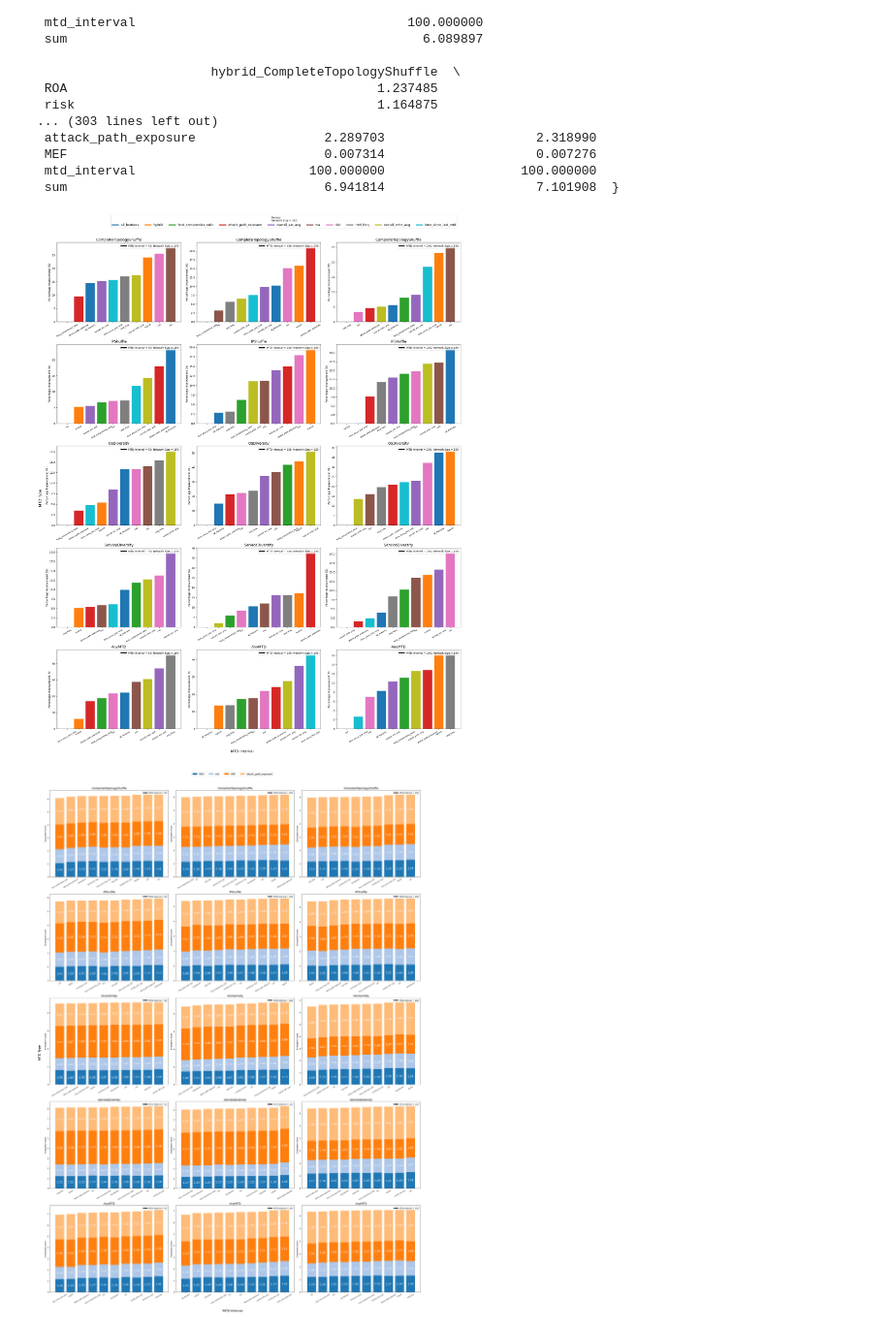
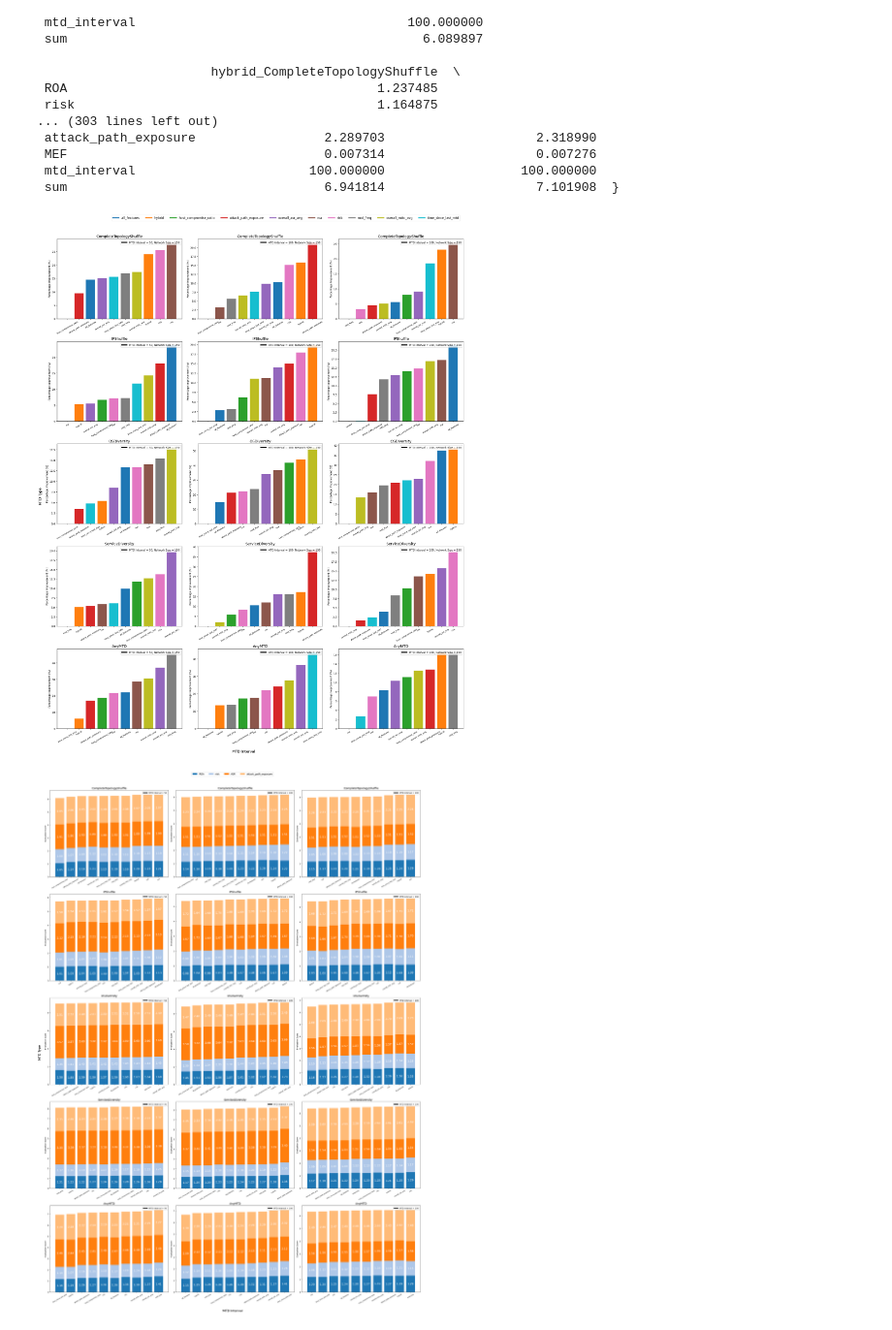
Before and after one commit to MoeBuTa/MTDSim, a Jupyter notebook: experiments/final_report_visualisation.ipynb, the cells around one changed output. Shown at 97% size. Drawn from its saved outputs; the diff is of its cells as text; code cells hidden in the pictures.

```diff
--- a/experiments/final_report_visualisation.ipynb
+++ b/experiments/final_report_visualisation.ipynb
@@ -296,37 +402,36 @@ for mtd_interval in mtd_intervals:
             # Set x-tick labels with a smaller font size
             axes[row, col].set_xticklabels(modified_labels, fontsize=8)
 
             # Add labels to the unique set for the global legend
             unique_labels_set.update(modified_labels)
 
             # Create a custom black label for the legend
             black_label = Line2D([0], [0], color='black', lw=4)
 
             # Add local legend for MTD interval with a black label
             legend = axes[row, col].legend([black_label], [f'MTD Interval = {mtd_interval}, Network Size = 150'], loc='upper right', fontsize=10)
 
             # Increment the subplot index
             subplot_idx += 1
 
 # Prepare global legend handles
 unique_labels = color_mapping.keys()
 legend_handles = [Line2D([0], [0], color=color_mapping.get(label, "#000000"), lw=4) for label in unique_labels]
 
-# Add the global legend with Network Size included
-global_legend_title = "Metrics\nNetwork Size = 150"
-fig.legend(legend_handles, unique_labels, title=global_legend_title, loc="center left", ncol=len(color_mapping), bbox_to_anchor=(0.2, 1), fontsize=12)
+
+fig.legend(legend_handles, unique_labels, loc="center left", ncol=len(color_mapping), bbox_to_anchor=(0.2, 1), fontsize=12)
 
 # Add overall x-label and y-label
 fig.text(0.5, 0.04, 'MTD Interval', ha='center', fontsize=14)  # X-axis label
 fig.text(0.04, 0.5, 'MTD Type', va='center', rotation='vertical', fontsize=14)  # Y-axis label
 
 # Adjust layout to prevent overlap
 plt.tight_layout(rect=[0.05, 0.05, 1, 0.975])  # Adjust layout to make room for the global legend
 plt.savefig("mtd_interval_sets_rank.png")
 # Show the plots
 plt.show()
 # %% [output]
-[figure, old version]
+[figure, new version]
 # %%
 import matplotlib.pyplot as plt
 import numpy as np
```
Also changed, not shown: parts of 11 cells of this notebook, 42 other files.
